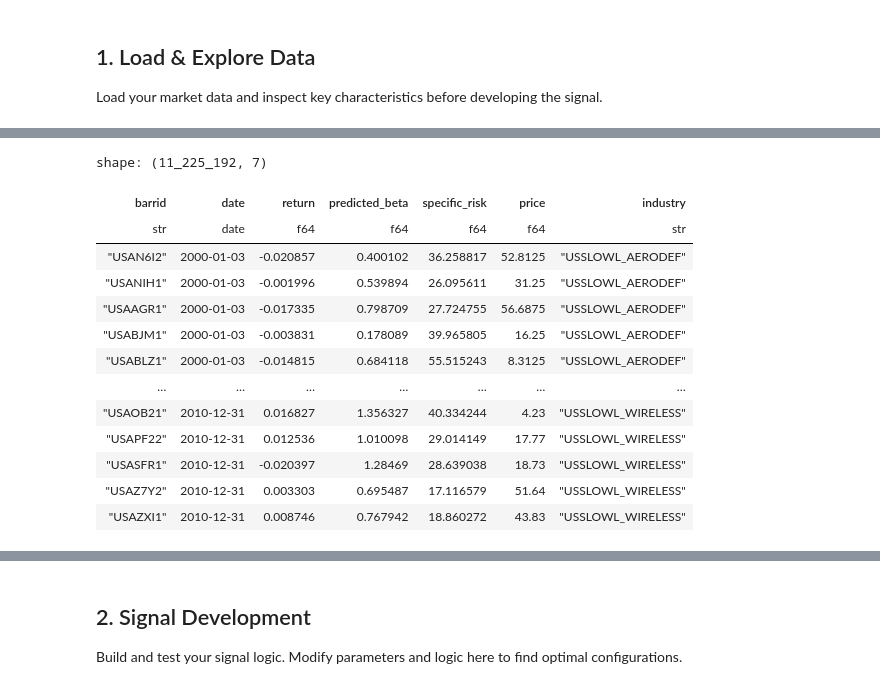
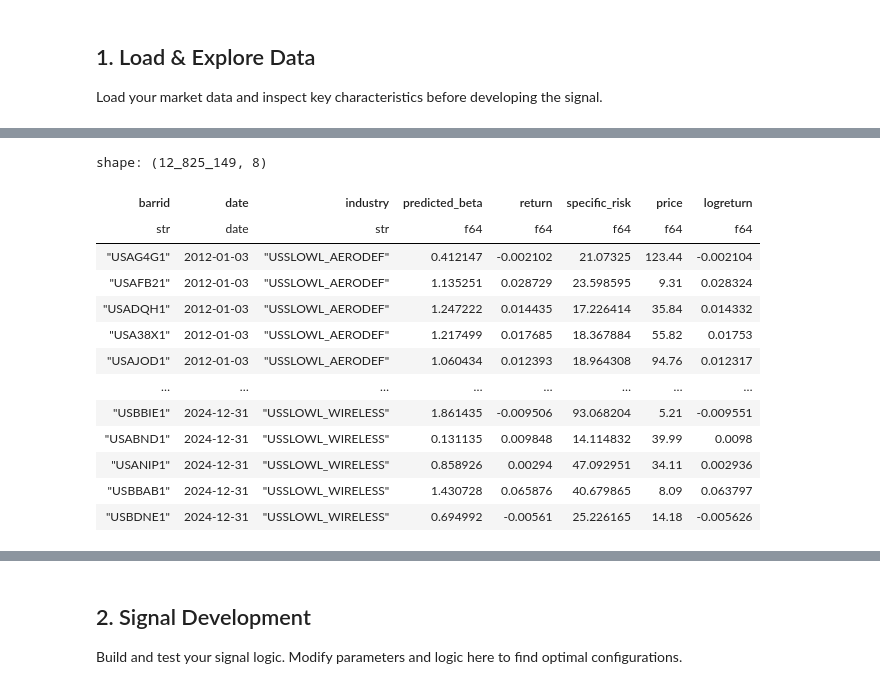
Before and after one commit to AndersNeuenschwander/sf-quant-industry-momentum, a Jupyter notebook: src/signal/signal_research.ipynb, the cells around one changed output, grey strips where cells are left out. Drawn from its saved outputs; the diff is of its cells as text; code cells hidden in the pictures.

```diff
--- a/src/signal/signal_research.ipynb
+++ b/src/signal/signal_research.ipynb
@@ -208,33 +174,43 @@ shape: (8_100_560, 66)
 # %%
+# long = (
+#     df
+#     .unpivot(
+#         on=industry_only,          # columns to melt
+#         index=["barrid", "date", "return", "predicted_beta", "specific_risk", "price"],  # columns to keep as-is
+#         variable_name="industry",
+#         value_name="val",
+#     )
+#     .filter(pl.col("val") == 1)    # keep only rows where stock IS in that industry
+#     .drop("val")
+#     .sort(['date', 'industry'])
+# )
+
+# long
+
 long = (
-    df
-    .unpivot(
-        on=industry_only,          # columns to melt
-        index=["barrid", "date", "return", "predicted_beta", "specific_risk", "price"],  # columns to keep as-is
-        variable_name="industry",
-        value_name="val",
+        industry_map
+        .join(assets_df, on=["barrid", "date"], how="left")
+        .with_columns(pl.col("return").truediv(100))
+        .with_columns(pl.col("return").log1p().alias("logreturn"))
+        .sort(["date", "industry"])
     )
-    .filter(pl.col("val") == 1)    # keep only rows where stock IS in that industry
-    .drop("val")
-    .sort(['date', 'industry'])
-)
 
 long
 # %% [output]
-shape: (11_225_192, 7)
+shape: (12_825_149, 8)
-| barrid | date | return | predicted_beta | specific_risk | price | industry |
-| str | date | f64 | f64 | f64 | f64 | str |
-| "USAN6I2" | 2000-01-03 | -0.020857 | 0.400102 | 36.258817 | 52.8125 | "USSLOWL_AERODEF" |
-| "USANIH1" | 2000-01-03 | -0.001996 | 0.539894 | 26.095611 | 31.25 | "USSLOWL_AERODEF" |
-| "USAAGR1" | 2000-01-03 | -0.017335 | 0.798709 | 27.724755 | 56.6875 | "USSLOWL_AERODEF" |
-| "USABJM1" | 2000-01-03 | -0.003831 | 0.178089 | 39.965805 | 16.25 | "USSLOWL_AERODEF" |
-| "USABLZ1" | 2000-01-03 | -0.014815 | 0.684118 | 55.515243 | 8.3125 | "USSLOWL_AERODEF" |
-| … | … | … | … | … | … | … |
-| "USAOB21" | 2010-12-31 | 0.016827 | 1.356327 | 40.334244 | 4.23 | "USSLOWL_WIRELESS" |
-| "USAPF22" | 2010-12-31 | 0.012536 | 1.010098 | 29.014149 | 17.77 | "USSLOWL_WIRELESS" |
-| "USASFR1" | 2010-12-31 | -0.020397 | 1.28469 | 28.639038 | 18.73 | "USSLOWL_WIRELESS" |
-| "USAZ7Y2" | 2010-12-31 | 0.003303 | 0.695487 | 17.116579 | 51.64 | "USSLOWL_WIRELESS" |
-| "USAZXI1" | 2010-12-31 | 0.008746 | 0.767942 | 18.860272 | 43.83 | "USSLOWL_WIRELESS" |
+| barrid | date | industry | predicted_beta | return | specific_risk | price | logreturn |
+| str | date | str | f64 | f64 | f64 | f64 | f64 |
+| "USAG4G1" | 2012-01-03 | "USSLOWL_AERODEF" | 0.412147 | -0.002102 | 21.07325 | 123.44 | -0.002104 |
+| "USAFB21" | 2012-01-03 | "USSLOWL_AERODEF" | 1.135251 | 0.028729 | 23.598595 | 9.31 | 0.028324 |
+| "USADQH1" | 2012-01-03 | "USSLOWL_AERODEF" | 1.247222 | 0.014435 | 17.226414 | 35.84 | 0.014332 |
+| "USA38X1" | 2012-01-03 | "USSLOWL_AERODEF" | 1.217499 | 0.017685 | 18.367884 | 55.82 | 0.01753 |
+| "USAJOD1" | 2012-01-03 | "USSLOWL_AERODEF" | 1.060434 | 0.012393 | 18.964308 | 94.76 | 0.012317 |
+| … | … | … | … | … | … | … | … |
+| "USBBIE1" | 2024-12-31 | "USSLOWL_WIRELESS" | 1.861435 | -0.009506 | 93.068204 | 5.21 | -0.009551 |
+| "USABND1" | 2024-12-31 | "USSLOWL_WIRELESS" | 0.131135 | 0.009848 | 14.114832 | 39.99 | 0.0098 |
+| "USANIP1" | 2024-12-31 | "USSLOWL_WIRELESS" | 0.858926 | 0.00294 | 47.092951 | 34.11 | 0.002936 |
+| "USBBAB1" | 2024-12-31 | "USSLOWL_WIRELESS" | 1.430728 | 0.065876 | 40.679865 | 8.09 | 0.063797 |
+| "USBDNE1" | 2024-12-31 | "USSLOWL_WIRELESS" | 0.694992 | -0.00561 | 25.226165 | 14.18 | -0.005626 |
 # %%
 # Create Equal Weight Portfolio
 
```
Also changed, not shown: parts of 13 cells of this notebook, 2 other files.
